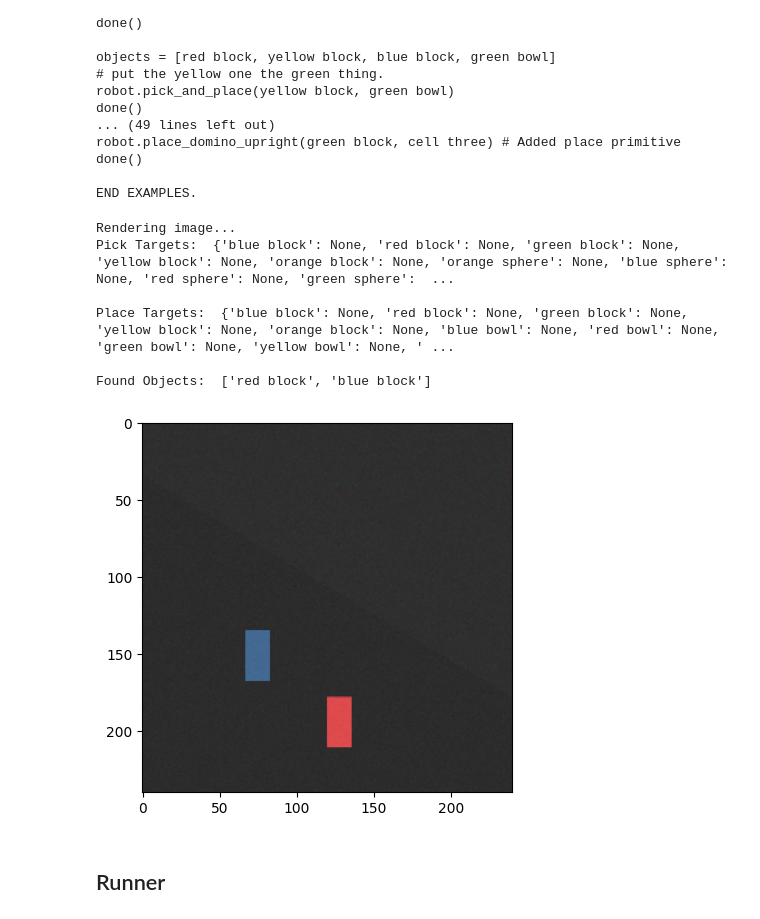
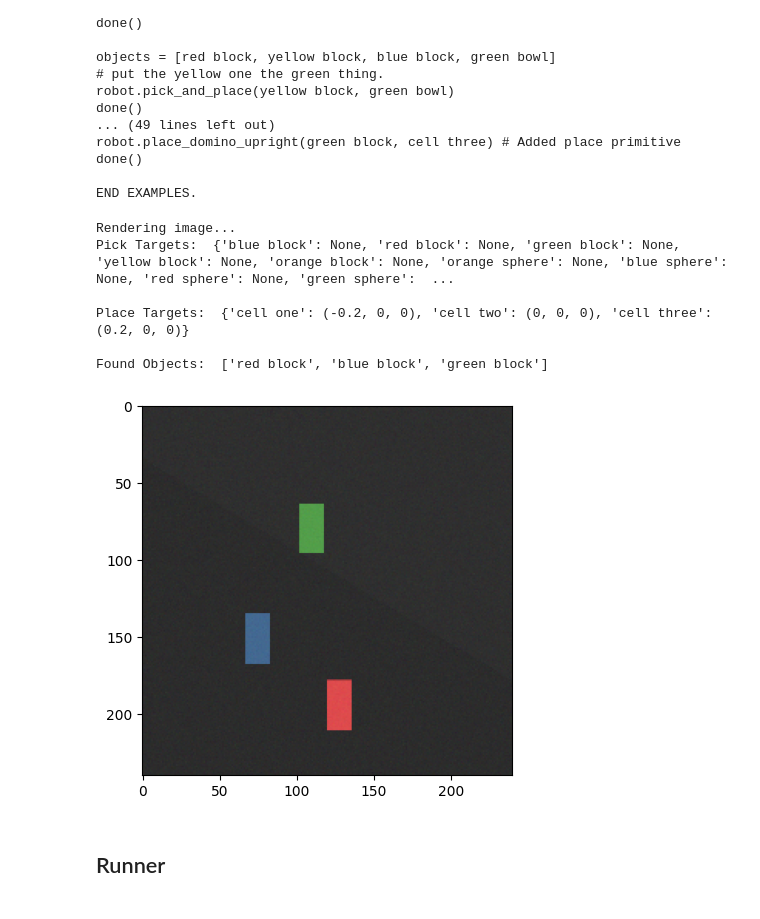
Before and after one commit to Matteo7100/SayCan-project, a Jupyter notebook: SC_WIP.ipynb, the cells around one changed output. Cells and saved outputs as stored; diff of their text form; code cells hidden in the pictures.

```diff
--- a/SC_WIP.ipynb
+++ b/SC_WIP.ipynb
@@ -190,26 +190,26 @@ COLORS = {
 }
 
 PLACE_TARGETS = {
-  "blue block": None,
-  "red block": None,
-  "green block": None,
-  "yellow block": None,
-  'orange block' : None,
+  # "blue block": None,
+  # "red block": None,
+  # "green block": None,
+  # "yellow block": None,
+  # 'orange block' : None,
 
 
-  "blue bowl": None,
-  "red bowl": None,
-  "green bowl": None,
-  "yellow bowl": None,
-  'orange bowl': None,
+  # "blue bowl": None,
+  # "red bowl": None,
+  # "green bowl": None,
+  # "yellow bowl": None,
+  # 'orange bowl': None,
 
-  'orange sphere': None,
+  # 'orange sphere': None,
 
-  "top left corner":     (-0.3 + 0.05, -0.2 - 0.05, 0),
-  "top right corner":    (0.3 - 0.05,  -0.2 - 0.05, 0),
-  "middle":              (0,           -0.5,        0),
-  "bottom left corner":  (-0.3 + 0.05, -0.8 + 0.05, 0),
-  "bottom right corner": (0.3 - 0.05,  -0.8 + 0.05, 0),
+  # "top left corner":     (-0.3 + 0.05, -0.2 - 0.05, 0),
+  # "top right corner":    (0.3 - 0.05,  -0.2 - 0.05, 0),
+  # "middle":              (0,           -0.5,        0),
+  # "bottom left corner":  (-0.3 + 0.05, -0.8 + 0.05, 0),
+  # "bottom right corner": (0.3 - 0.05,  -0.8 + 0.05, 0),
 
   "cell one" :    (-0.2,    0,    0),
   "cell two" :    (0,      0,    0),
@@ -1213,7 +1226,7 @@ class DominoRobot():
 #@title Render images.
 
 # Define and reset environment.
-config = {'pick':  ['red block','blue block'],
+config = {'pick':  ['red block','blue block','green block'],
           'place': ['']}
 
 
@@ -2703,6 +2720,7 @@ config = {'pick':  ['green block', 'blue block', 'red block'],
           'place': ['']}
 
 np.random.seed(42)
+env = DominoRobot()
 obs = env.reset(config)
 img = env.get_camera_image()
 plt.imshow(img)
@@ -3589,37 +3646,37 @@ if config is None:
   config = {"pick":  pick_items,
             "place": place_items}
   print(pick_items, place_items)
 
 obs = env.reset(config)
 
 img_top = env.get_camera_image_top()
 img_top_rgb = cv2.cvtColor(img_top, cv2.COLOR_BGR2RGB)
 plt.imshow(img_top)
 
 imageio.imsave(image_path, img_top)
 
 print('Pick Targets: ', PICK_TARGETS, '\n')
 print('Place Targets: ', PLACE_TARGETS, '\n')
 
 # VILD does not always work well
 # found_objects = vild(image_path, category_name_string, vild_params, plot_on=True)
 
 # Manually define the objects in the scene
-found_objects = ['red block','blue block',]
+found_objects = ['red block','blue block','green block']
 print('Found Objects: ',found_objects)
 
 # Hint 1: try to modify found_objects and see what happens
 # found_objects = ...
 
 # Hint 2: try to modify the parameters in "Task and Config"
 # %% [output]
 Rendering image...
 Pick Targets:  {'blue block': None, 'red block': None, 'green block': None, 'yellow block': None, 'orange block': None, 'orange sphere': None, 'blue sphere': None, 'red sphere': None, 'green sphere':  ...
 
-Place Targets:  {'blue block': None, 'red block': None, 'green block': None, 'yellow block': None, 'orange block': None, 'blue bowl': None, 'red bowl': None, 'green bowl': None, 'yellow bowl': None, ' ...
+Place Targets:  {'cell one': (-0.2, 0, 0), 'cell two': (0, 0, 0), 'cell three': (0.2, 0, 0)}
 
-Found Objects:  ['red block', 'blue block']
+Found Objects:  ['red block', 'blue block', 'green block']
-[figure, old version]
+[figure, new version]
 # %% [markdown]
 ## Runner
 # %%
```
Also changed, not shown: parts of 13 cells of this notebook.
